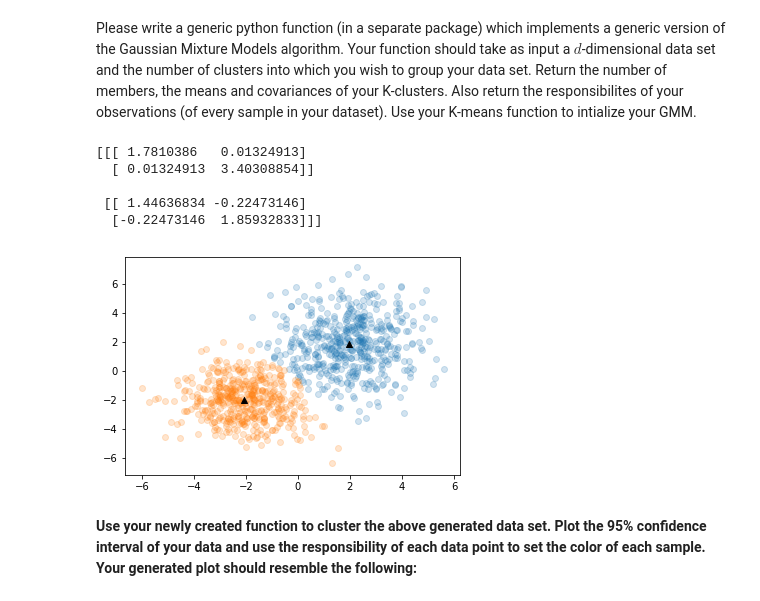
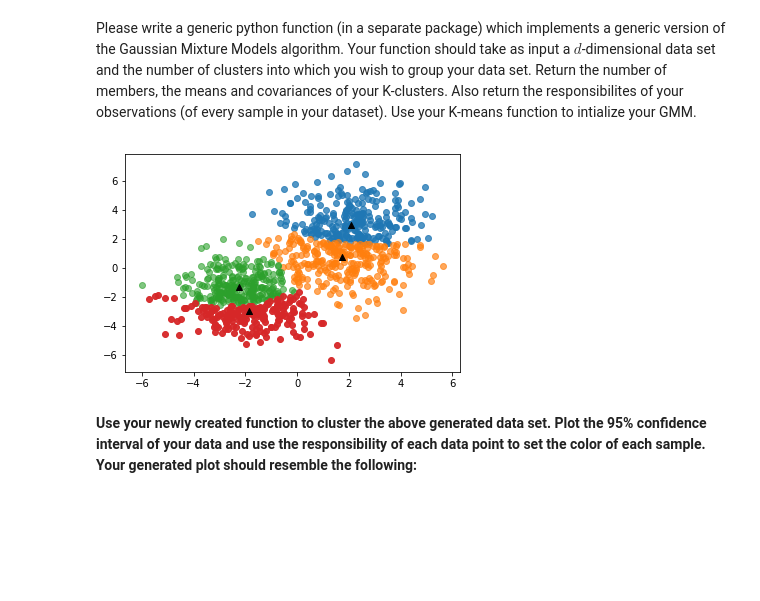
Before and after one commit to pietergoos/Stellenbosch-University, a Jupyter notebook: CS315 Machine Learn/Assignment3/assign3.ipynb, the cells around one changed output. Saved outputs shown, nothing was run; the diff lists cells and outputs as text; code cells hidden in the pictures; blank space fills up the shorter version.

```diff
--- a/CS315 Machine Learn/Assignment3/assign3.ipynb
+++ b/CS315 Machine Learn/Assignment3/assign3.ipynb
@@ -115,23 +115,26 @@ Please write a generic python function (in a separate package) which implements
 # %%
 from GMM import *
 
 g = myGMM()
-y, u, g, mg, s = g.classify(Xt, 2)
-
-print(s)
+k = 4
+y, u, g, mg, s = g.classify(Xt, k)
 
 plt.figure()
+if(k == 2):
+    for i in range(Xt.shape[0]):
+        plt.scatter(Xt[i, 0], Xt[i, 1],c = [g.T[i, 0], g.T[i, 1], 0], alpha=0.2)
+elif(k == 3):
+    for i in range(Xt.shape[0]):
+        plt.scatter(Xt[i, 0], Xt[i, 1],c = [g.T[i, 0], g.T[i, 1], g.T[i, 2]], alpha=0.2)
+else:
+    for lab in np.unique(y):
+        plt.scatter(Xt[lab == y, 0], Xt[lab == y, 1], alpha=mg[lab])
+
 for lab in np.unique(y):
-    plt.scatter(Xt[lab == y, 0], Xt[lab == y, 1], alpha=0.2)
     plt.scatter(u[lab, 0], u[lab, 1], c= 'black', marker = "^")
 plt.show()
 # %% [output]
-[[[ 1.7810386   0.01324913]
-  [ 0.01324913  3.40308854]]
-
- [[ 1.44636834 -0.22473146]
-  [-0.22473146  1.85932833]]]
-[figure, old version]
+[figure, new version]
 # %% [markdown]
 **Use your newly created function to cluster the above generated data set. Plot the 95% confidence
 interval of your data and use the responsibility of each data point to set the color of each sample.
```
Also changed, not shown: parts of 11 cells of this notebook, 1 other file.
